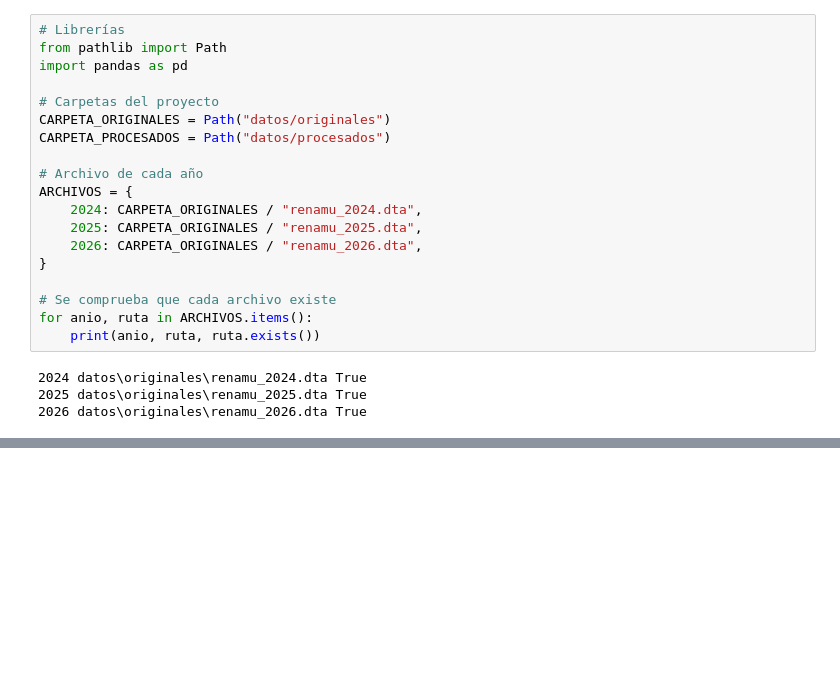
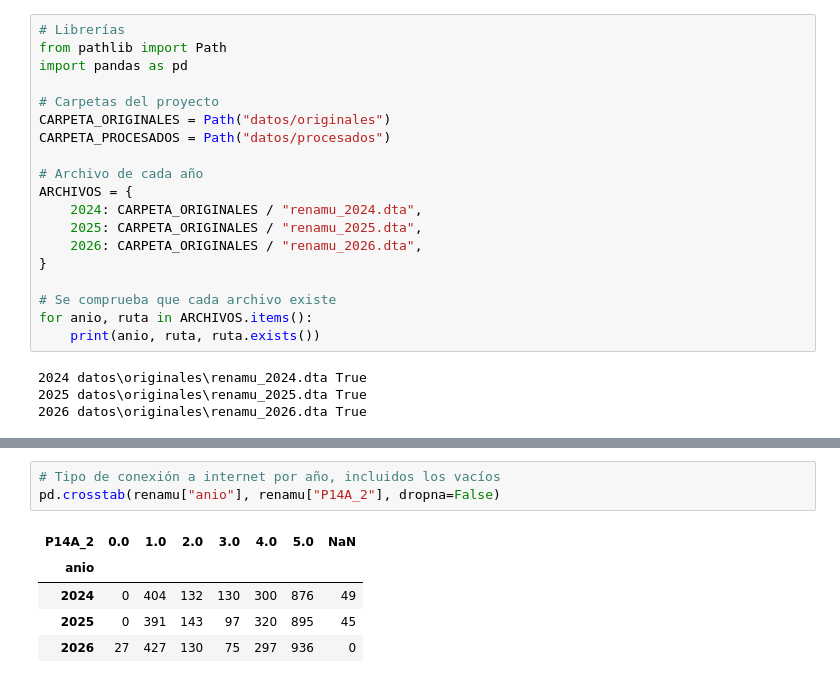
Before and after one commit to Clandra91/Python_intermedio, a Jupyter notebook: tarea_3/01_procesamiento.ipynb, the cells around one changed output, grey strips where cells are left out. Cells and saved outputs as stored; diff of their text form; blank space fills up the shorter version.

```diff
--- a/tarea_3/01_procesamiento.ipynb
+++ b/tarea_3/01_procesamiento.ipynb
@@ -33,0 +230,9 @@ for anio, ruta in ARCHIVOS.items():
+# %%
+# Tipo de conexión a internet por año, incluidos los vacíos
+pd.crosstab(renamu["anio"], renamu["P14A_2"], dropna=False)
+# %% [output]
+| P14A_2 | 0.0 | 1.0 | 2.0 | 3.0 | 4.0 | 5.0 | NaN |
+| anio |  |  |  |  |  |  |  |
+| 2024 | 0 | 404 | 132 | 130 | 300 | 876 | 49 |
+| 2025 | 0 | 391 | 143 | 97 | 320 | 895 | 45 |
+| 2026 | 27 | 427 | 130 | 75 | 297 | 936 | 0 |
```
Also changed, not shown: parts of 28 cells of this notebook, 1 other file.
